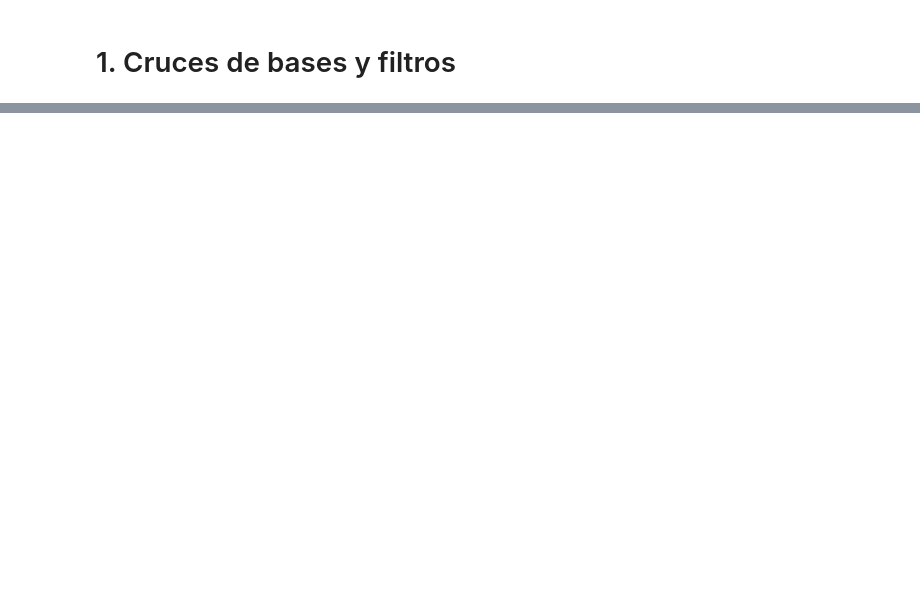
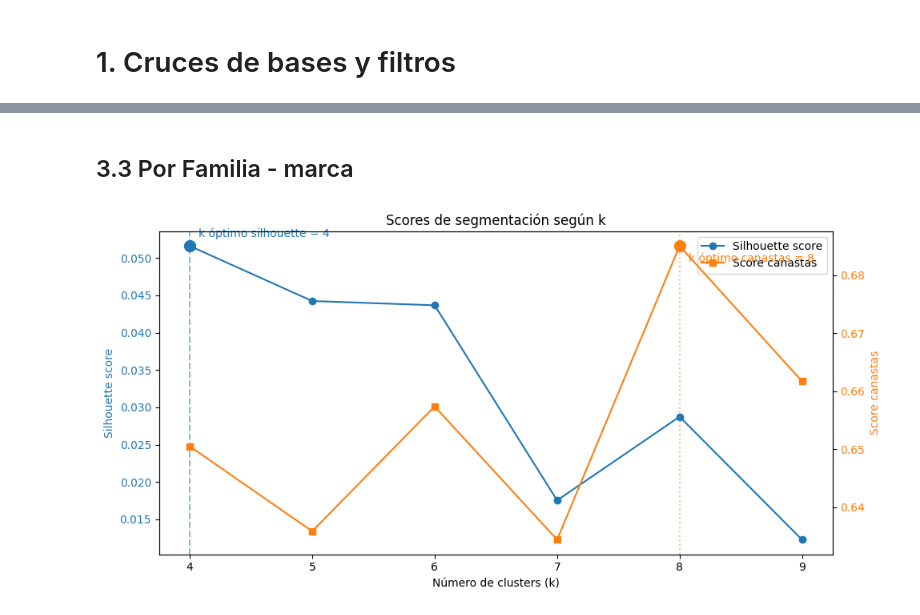
Before and after one commit to vmigonesumma/ci0103, a Jupyter notebook: segmentacion_clientes_por_canasta_vs02.ipynb, the cells around one changed output, grey strips where cells are left out. Cells and saved outputs as stored; diff of their text form; code cells hidden in the pictures; blank space fills up the shorter version.

```diff
--- a/segmentacion_clientes_por_canasta_vs02.ipynb
+++ b/segmentacion_clientes_por_canasta_vs02.ipynb
@@ -383,0 +683,28 @@ tabla_tiponeg_cluster
+# %% [markdown]
+## 3.3 Por Familia - marca
+# %%
+# Iteramos la clusterización
+granularidad_sku = "familia_marca"
+conteo_compra = "binario"                # Binario, porcentaje de ingresos
+verbosity = False
+umbral = 0.5
+
+matriz_cliente_sku = preparar(
+    ventas,
+    granularidad_sku,
+    conteo_compra,
+    verbosity,
+)
+# %%
+ks_clustering = range(4, 10)
+resultados_segmentacion = evaluar_segmentaciones(
+    matriz_cliente_sku,
+    ks_clustering,
+    granularidad_sku,
+    umbral=umbral,
+    verbosity=verbosity,
+)
+# %%
+graficar_resultado(resultados_segmentacion)
+# %% [output]
+[figure, added]
```
Also changed, not shown: parts of 49 cells of this notebook, 8 other files.
